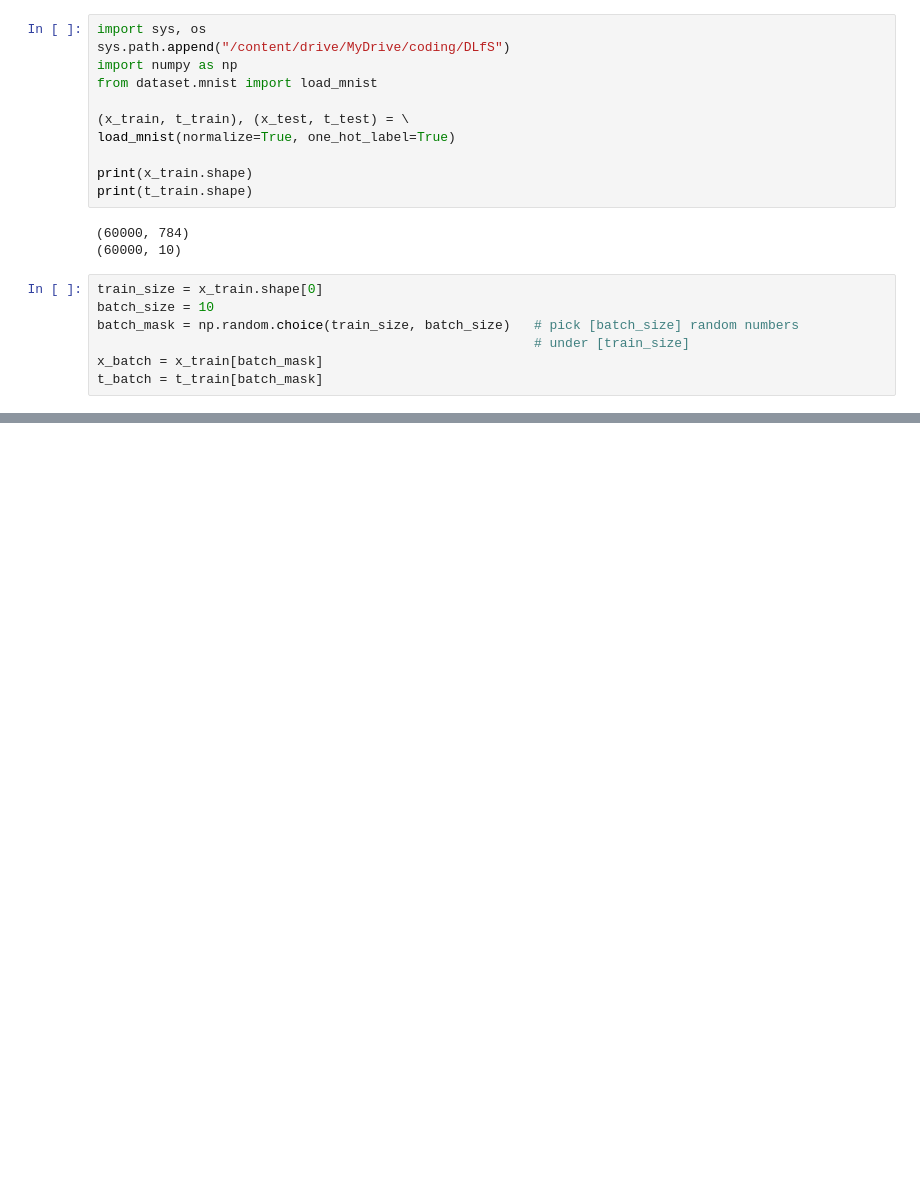
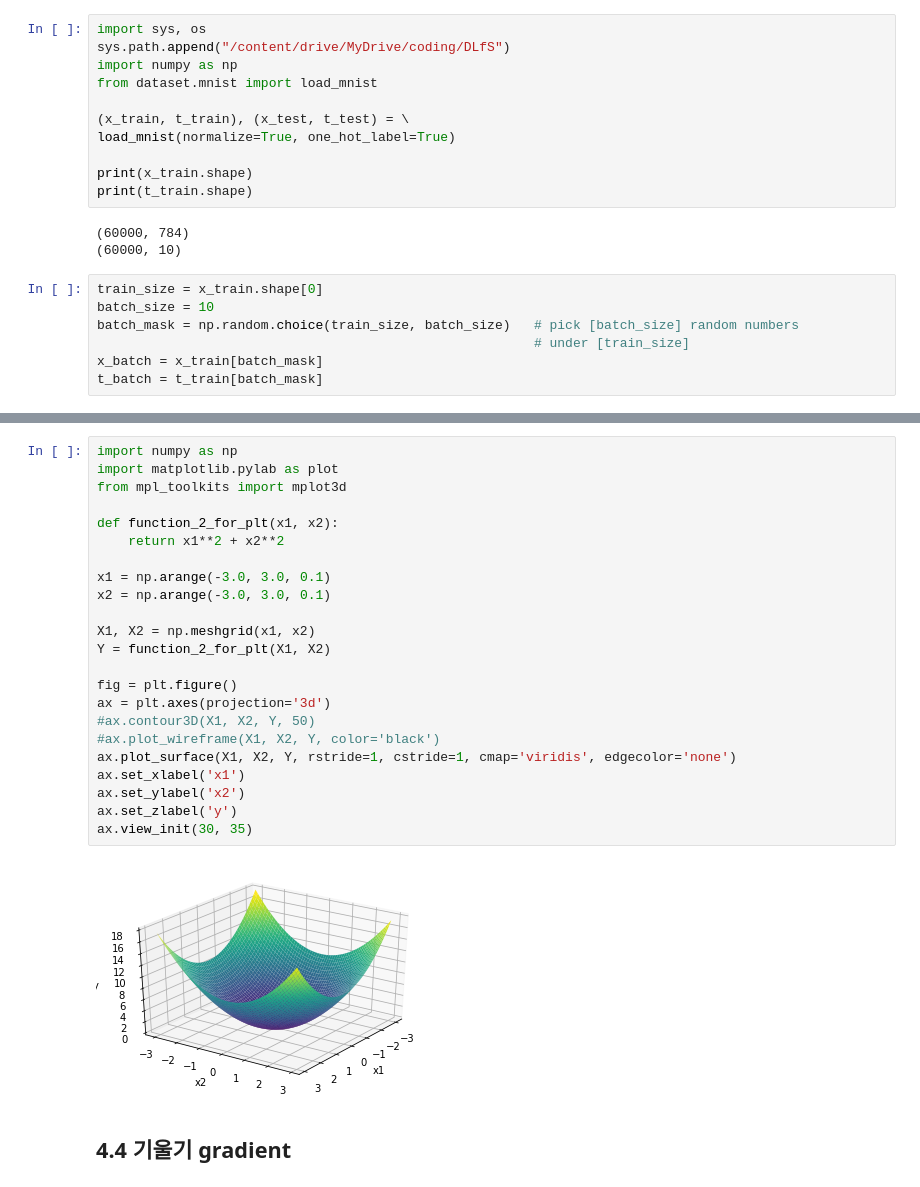
Before and after one commit to wertrew21/ikote, a Jupyter notebook: Deep_Learning_from_Scratch_S4.ipynb, the cells around one changed output, grey strips where cells are left out. Drawn from its saved outputs; the diff is of its cells as text; blank space fills up the shorter version.

```diff
--- a/Deep_Learning_from_Scratch_S4.ipynb
+++ b/Deep_Learning_from_Scratch_S4.ipynb
@@ -74,0 +128,27 @@ array([0, 1, 2, 3, 4])
+# %%
+import numpy as np
+import matplotlib.pylab as plot
+from mpl_toolkits import mplot3d
+
+def function_2_for_plt(x1, x2):
+    return x1**2 + x2**2
+
+x1 = np.arange(-3.0, 3.0, 0.1)
+x2 = np.arange(-3.0, 3.0, 0.1)
+
+X1, X2 = np.meshgrid(x1, x2)
+Y = function_2_for_plt(X1, X2)
+
+fig = plt.figure()
+ax = plt.axes(projection='3d')
+#ax.contour3D(X1, X2, Y, 50)
+#ax.plot_wireframe(X1, X2, Y, color='black')
+ax.plot_surface(X1, X2, Y, rstride=1, cstride=1, cmap='viridis', edgecolor='none')
+ax.set_xlabel('x1')
+ax.set_ylabel('x2')
+ax.set_zlabel('y')
+ax.view_init(30, 35)
+# %% [output]
+[figure, added]
+# %% [markdown]
+## 4.4 기울기 gradient
```
Also changed, not shown: parts of 15 cells of this notebook.
